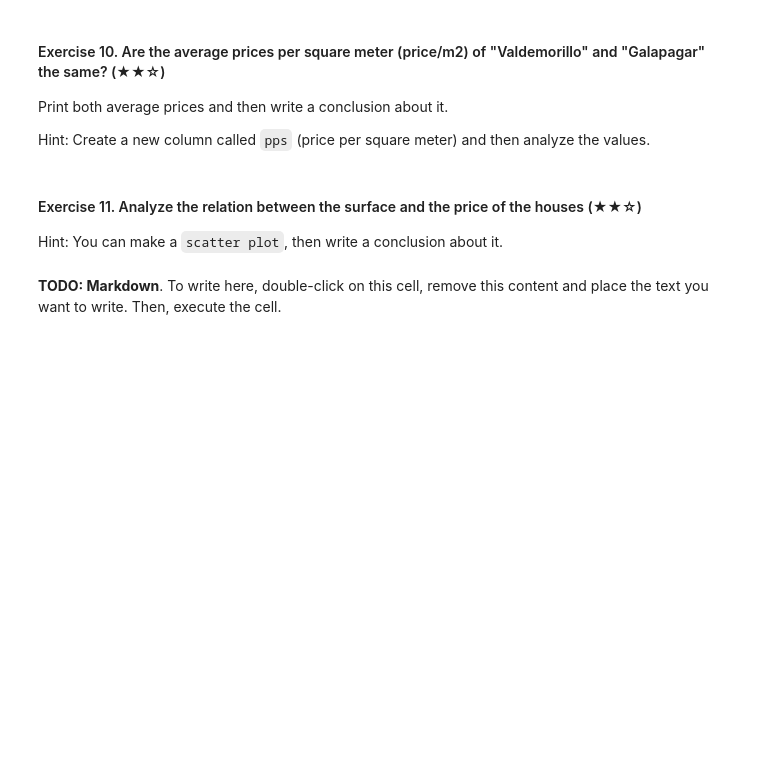
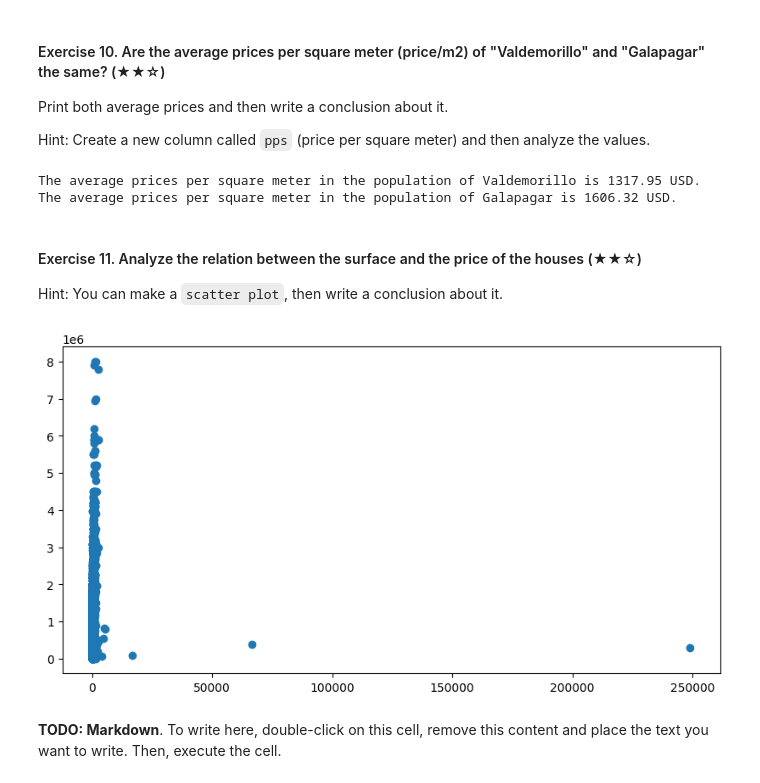
Before and after one commit to aristi95/realestate-datacleanup-exercise, a Jupyter notebook: project.ipynb, the cells around one changed output. Drawn from its saved outputs; the diff is of its cells as text; code cells hidden in the pictures; blank space fills up the shorter version.

```diff
--- a/project.ipynb
+++ b/project.ipynb
@@ -115,12 +176,29 @@ Print both average prices and then write a conclusion about it.
 Hint: Create a new column called `pps` (price per square meter) and then analyze the values.
 # %%
 # TODO
+ds["pps"] = ds['price']/ds['surface']
+filter_Valdemorillo = ds[ds.level5 == 'Valdemorillo']
+mean_values_Valdemorillo = filter_Valdemorillo.pps.mean().round(2)
+print(f"The average prices per square meter in the population of Valdemorillo is {mean_values_Valdemorillo} USD.")
+filter_Galapagar = ds[ds.level5 == 'Galapagar']
+mean_values_Galapagar = filter_Galapagar.pps.mean().round(2)
+print(f"The average prices per square meter in the population of Galapagar is {mean_values_Galapagar} USD.")
+# %% [output]
+The average prices per square meter in the population of Valdemorillo is 1317.95 USD.
+The average prices per square meter in the population of Galapagar is 1606.32 USD.
 # %% [markdown]
 #### Exercise 11. Analyze the relation between the surface and the price of the houses (★★☆)
 
 Hint: You can make a `scatter plot`, then write a conclusion about it.
 # %%
 # TODO: Code
+import matplotlib.pyplot as plt
+
+plt.figure(figsize = (10, 5))
+plt.scatter(ds['surface'], ds['price'])
+plt.show()
+# %% [output]
+[figure, added]
 # %% [markdown]
 **TODO: Markdown**. To write here, double-click on this cell, remove this content and place the text you want to write. Then, execute the cell.
 # %% [markdown]
```
Also changed, not shown: parts of 13 cells of this notebook.
